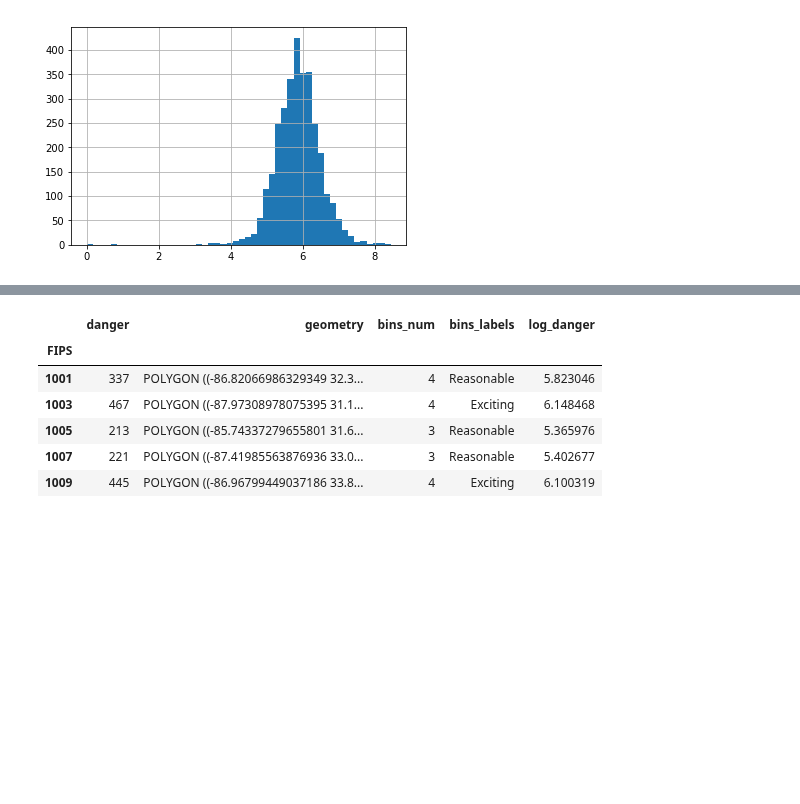
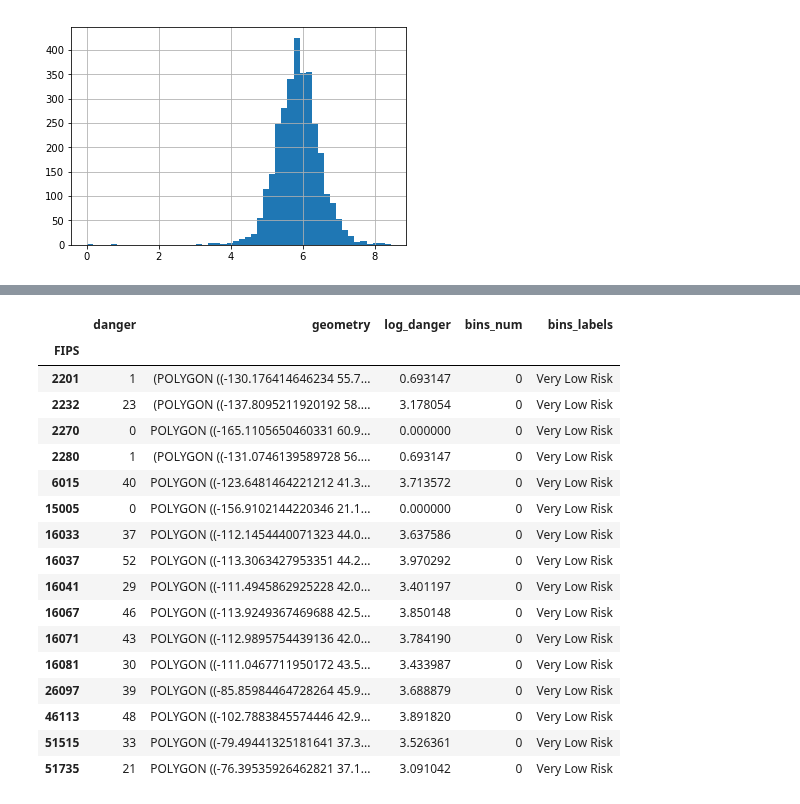
Before and after one commit to labs12-should-i-live-here/DS, a Jupyter notebook: notebooks/DMA6 - Overall disasterness.ipynb, the cells around one changed output, grey strips where cells are left out. Drawn from its saved outputs; the diff is of its cells as text; code cells hidden in the pictures; blank space fills up the shorter version.

```diff
--- a/notebooks/DMA6 - Overall disasterness.ipynb
+++ b/notebooks/DMA6 - Overall disasterness.ipynb
@@ -148,14 +148,16 @@ dis6['log_danger'].hist(bins=50);
 [figure]
 # %%
 # Create an array of numerical bins
-danger_bins_numerical = pd.cut(dis6['log_danger'], bins=6, retbins=False, labels=False)
+
+danger_bins_numerical = pd.cut(dis6['log_danger'], bins=[0,4,5,6,7,8,12],
+                               include_lowest=True, retbins=False, labels=False)
 
 # Create an array of labeled bins. Intervals are evenly spaced within the
 # log-normal bell curve.
 danger_bins_labels = pd.cut(dis6['log_danger'], bins=[0,4,5,6,7,8,12],
                             include_lowest=True,retbins=True,
-                            labels=['Boring','Calm','Reasonable',
-                                    'Exciting','Challenging','Get out!'])[0]
+                            labels=['Very Low Risk','Low Risk','Medium Risk',
+                                    'High Risk','Very High Risk','Extremely High Risk'])[0]
 
 # Incorporate them into the dataframe
 dis6['bins_num'] = danger_bins_numerical
@@ -173,11 +175,22 @@ dis6.plot(column='bins_num', figsize=(15,6), legend=True);
 # %%
-dis6.head()
+dis6[dis6.bins_num == 0].head(30)
 # %% [output]
-|  | danger | geometry | bins_num | bins_labels | log_danger |
+|  | danger | geometry | log_danger | bins_num | bins_labels |
 | FIPS |  |  |  |  |  |
-| 1001 | 337 | POLYGON ((-86.82066986329349 32.3... | 4 | Reasonable | 5.823046 |
-| 1003 | 467 | POLYGON ((-87.97308978075395 31.1... | 4 | Exciting | 6.148468 |
-| 1005 | 213 | POLYGON ((-85.74337279655801 31.6... | 3 | Reasonable | 5.365976 |
-| 1007 | 221 | POLYGON ((-87.41985563876936 33.0... | 3 | Reasonable | 5.402677 |
-| 1009 | 445 | POLYGON ((-86.96799449037186 33.8... | 4 | Exciting | 6.100319 |
+| 2201 | 1 | (POLYGON ((-130.176414646234 55.7... | 0.693147 | 0 | Very Low Risk |
+| 2232 | 23 | (POLYGON ((-137.8095211920192 58.... | 3.178054 | 0 | Very Low Risk |
+| 2270 | 0 | POLYGON ((-165.1105650460331 60.9... | 0.000000 | 0 | Very Low Risk |
+| 2280 | 1 | (POLYGON ((-131.0746139589728 56.... | 0.693147 | 0 | Very Low Risk |
+| 6015 | 40 | POLYGON ((-123.6481464221212 41.3... | 3.713572 | 0 | Very Low Risk |
+| 15005 | 0 | POLYGON ((-156.9102144220346 21.1... | 0.000000 | 0 | Very Low Risk |
+| 16033 | 37 | POLYGON ((-112.1454440071323 44.0... | 3.637586 | 0 | Very Low Risk |
+| 16037 | 52 | POLYGON ((-113.3063427953351 44.2... | 3.970292 | 0 | Very Low Risk |
+| 16041 | 29 | POLYGON ((-111.4945862925228 42.0... | 3.401197 | 0 | Very Low Risk |
+| 16067 | 46 | POLYGON ((-113.9249367469688 42.5... | 3.850148 | 0 | Very Low Risk |
+| 16071 | 43 | POLYGON ((-112.9895754439136 42.0... | 3.784190 | 0 | Very Low Risk |
+| 16081 | 30 | POLYGON ((-111.0467711950172 43.5... | 3.433987 | 0 | Very Low Risk |
+| 26097 | 39 | POLYGON ((-85.85984464728264 45.9... | 3.688879 | 0 | Very Low Risk |
+| 46113 | 48 | POLYGON ((-102.7883845574446 42.9... | 3.891820 | 0 | Very Low Risk |
+| 51515 | 33 | POLYGON ((-79.49441325181641 37.3... | 3.526361 | 0 | Very Low Risk |
+| 51735 | 21 | POLYGON ((-76.39535926462821 37.1... | 3.091042 | 0 | Very Low Risk |
 # %%
```
Also changed, not shown: parts of 3 cells of this notebook, 1 other file.
